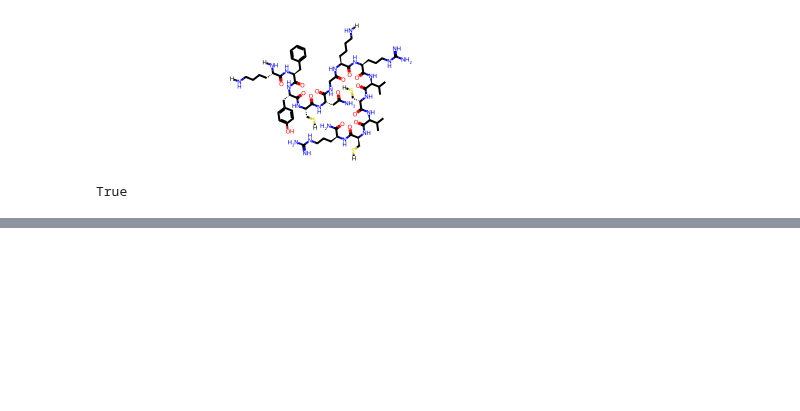
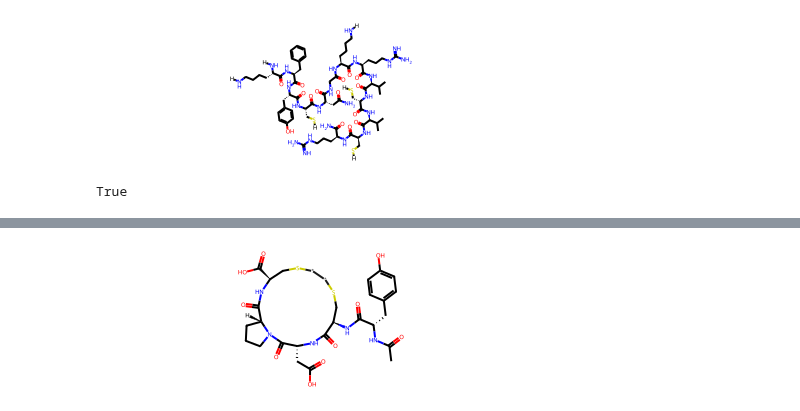
Before and after one commit to molecule-generator-collection/ChemTSv3, a Jupyter notebook: sandbox/translation_scratch.ipynb, the cells around one changed output, grey strips where cells are left out. Cells and saved outputs as stored; diff of their text form; code cells hidden in the pictures; blank space fills up the shorter version.

```diff
--- a/sandbox/translation_scratch.ipynb
+++ b/sandbox/translation_scratch.ipynb
@@ -51,0 +76,5 @@ True
+# %%
+mol = converter.close_residual_attachment_points(mol)
+mol
+# %% [output]
+[figure, added]
```
Also changed, not shown: parts of 8 cells of this notebook, 1 other file.
